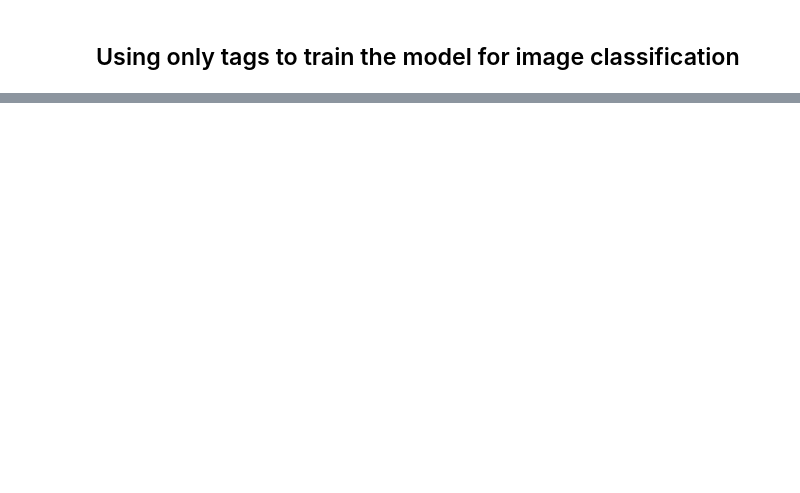
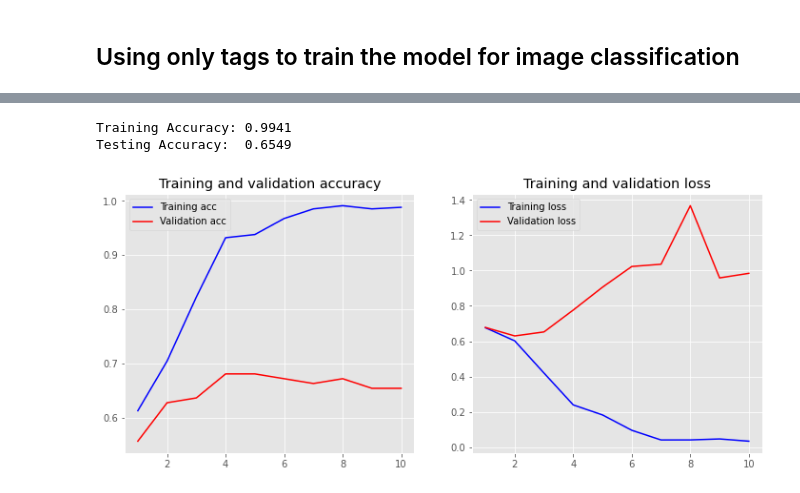
Before and after one commit to sanketg186/Text_Classification, a Jupyter notebook: DriveBuddyMLChallenge.ipynb, the cells around one changed output, grey strips where cells are left out. Saved outputs shown, nothing was run; the diff lists cells and outputs as text; code cells hidden in the pictures; blank space fills up the shorter version.

```diff
--- a/DriveBuddyMLChallenge.ipynb
+++ b/DriveBuddyMLChallenge.ipynb
@@ -357,0 +597,19 @@ model.fit(X_train_rnn, y_train_rnn, epochs = 7,validation_data=(X_test_rnn, y_te
+# %%
+max_features = 4000
+tokenizer = Tokenizer(num_words=max_features, split=' ')
+tokenizer.fit_on_texts(df['text'].values)
+X_rnn = tokenizer.texts_to_sequences(df['text'].values)
+X_rnn = sequence.pad_sequences(X_rnn)
+# %%
+X_train_rnn, X_test_rnn, y_train_rnn, y_test_rnn = train_test_split(X_rnn, y, random_state = 22)
+# %%
+embed_dim = 128
+lstm_out = 196
+
+model = Sequential()
+model.add(Embedding(max_features, embed_dim,input_length = X_train_rnn.shape[1]))
+model.add(SpatialDropout1D(0.4))
+model.add(LSTM(lstm_out, dropout=0.2, recurrent_dropout=0.2))
+model.add(Dense(1,activation='sigmoid'))
+model.compile(loss = 'binary_crossentropy', optimizer='adam',metrics = ['accuracy'])
+print(model.summary())
@@ -357,0 +634,3 @@ model.fit(X_train_rnn, y_train_rnn, epochs = 7,validation_data=(X_test_rnn, y_te
+# %%
+batch_size = 4
+history = model.fit(X_train_rnn, y_train_rnn,verbose=2 ,epochs = 10,validation_data=(X_test_rnn, y_test_rnn), batch_size=batch_size)
@@ -357,0 +658,12 @@ model.fit(X_train_rnn, y_train_rnn, epochs = 7,validation_data=(X_test_rnn, y_te
+# %%
+loss, accuracy = model.evaluate(X_train_rnn, y_train_rnn, verbose=False)
+print("Training Accuracy: {:.4f}".format(accuracy))
+loss, accuracy = model.evaluate(X_test_rnn, y_test_rnn, verbose=False)
+print("Testing Accuracy:  {:.4f}".format(accuracy))
+# %% [output]
+Training Accuracy: 0.9941
+Testing Accuracy:  0.6549
+# %%
+plot_history(history)
+# %% [output]
+[figure, added]
```
Also changed, not shown: parts of 55 cells of this notebook.
